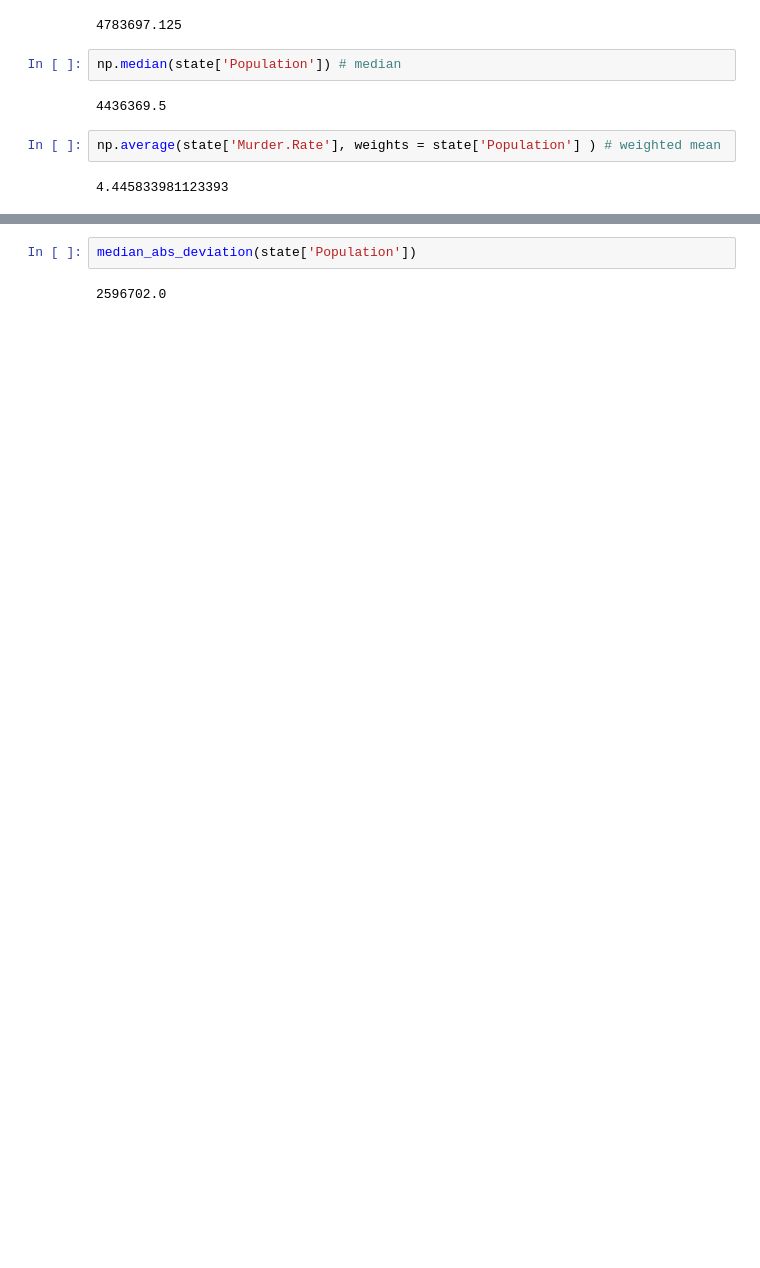
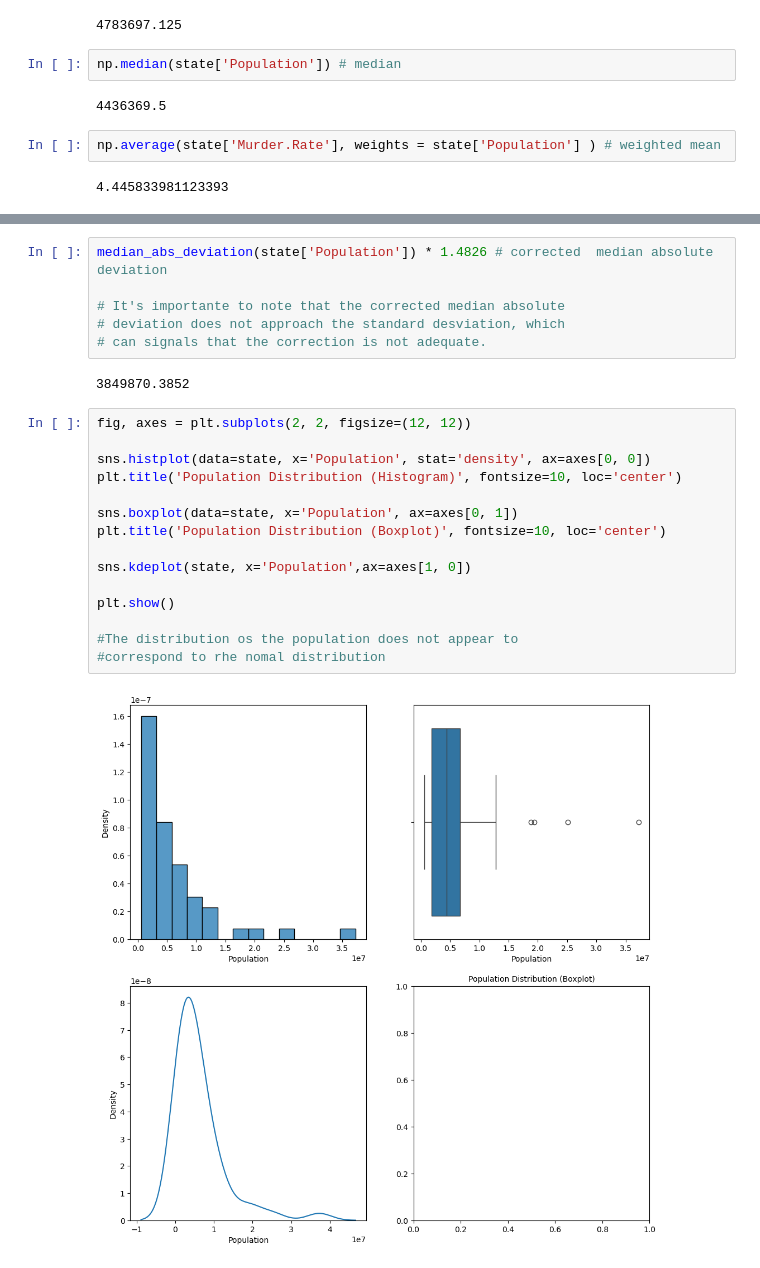
Before and after one commit to PacemqueDones/practical-statistics-for-data-scientists, a Jupyter notebook: Chapter 1 - Exploratory Data Analysis/Taxa de Homicídio.ipynb, the cells around one changed output, grey strips where cells are left out. Saved outputs shown, nothing was run; the diff lists cells and outputs as text; blank space fills up the shorter version.

```diff
--- a/Chapter 1 - Exploratory Data Analysis/Taxa de Homicídio.ipynb
+++ b/Chapter 1 - Exploratory Data Analysis/Taxa de Homicídio.ipynb
@@ -82,4 +76,25 @@ mad(state['Population'])
 # %%
-median_abs_deviation(state['Population'])
+median_abs_deviation(state['Population']) * 1.4826 # corrected  median absolute deviation
+
+# It's importante to note that the corrected median absolute
+# deviation does not approach the standard desviation, which
+# can signals that the correction is not adequate.
 # %% [output]
-2596702.0
+3849870.3852
+# %%
+fig, axes = plt.subplots(2, 2, figsize=(12, 12))
+
+sns.histplot(data=state, x='Population', stat='density', ax=axes[0, 0])
+plt.title('Population Distribution (Histogram)', fontsize=10, loc='center')
+
+sns.boxplot(data=state, x='Population', ax=axes[0, 1])
+plt.title('Population Distribution (Boxplot)', fontsize=10, loc='center')
+
+sns.kdeplot(state, x='Population',ax=axes[1, 0])
+
+plt.show()
+
+#The distribution os the population does not appear to
+#correspond to rhe nomal distribution
+# %% [output]
+[figure, added]
```
Also changed, not shown: parts of 22 cells of this notebook.
